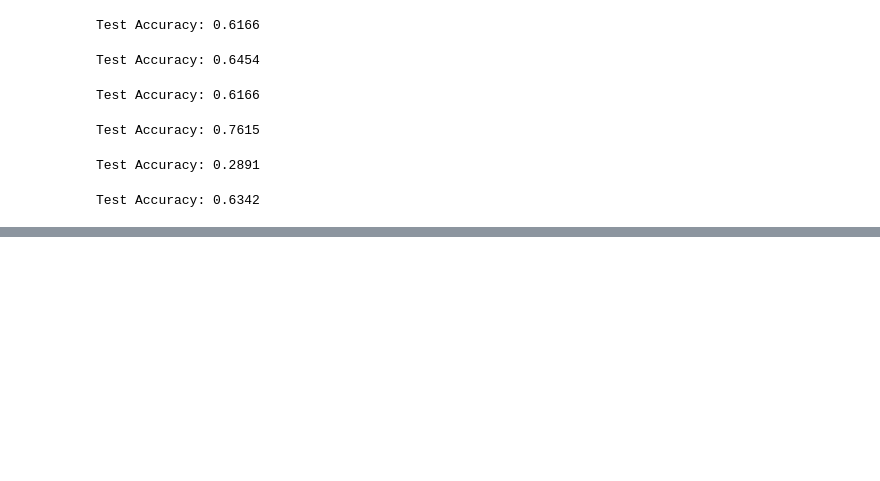
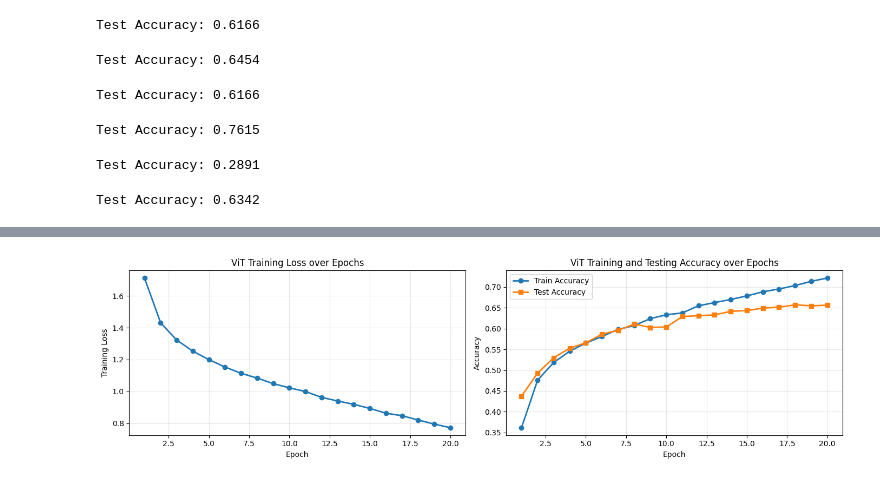
Before and after one commit to shreetishresthanp/Machine-Learning, a Jupyter notebook: HW4/hw4-Shrestha.ipynb, the cells around one changed output, grey strips where cells are left out. Drawn from its saved outputs; the diff is of its cells as text; code cells hidden in the pictures; blank space fills up the shorter version.

Commit message:
Results HW4

```diff
--- a/HW4/hw4-Shrestha.ipynb
+++ b/HW4/hw4-Shrestha.ipynb
@@ -202,6 +202,13 @@ import torch
 import torch.nn as nn
 import torch.nn.functional as F
 import math
+import torchvision
+import numpy as np
+import time
+
+import torchvision.transforms as transforms
+import matplotlib.pyplot as plt
+device = "cuda" if torch.cuda.is_available() else "cpu"
 # %%
 class PatchEmbedding(nn.Module):
     """ Splits the image into patches and embeds them. """
@@ -322,0 +353,74 @@ class VisionTransformer(nn.Module):
+# %%
+print("Training ViT with default configuration...")
+vit_train_losses = []
+vit_train_accs = []
+vit_test_accs = []
+for epoch in range(num_epochs_cifar):
+    vit_model.train()
+    train_loss = 0.0
+    train_correct = 0
+    train_total = 0
+
+    for inputs, labels in cifar_train_loader:
+        inputs, labels = inputs.to(device), labels.to(device)
+        vit_optimizer.zero_grad()
+        outputs = vit_model(inputs)
+        loss = vit_criterion(outputs, labels)
+        loss.backward()
+        vit_optimizer.step()
+
+        train_loss += loss.item() * inputs.size(0)
+        _, preds = outputs.max(1)
+        train_correct += (preds == labels).sum().item()
+        train_total += labels.size(0)
+
+    train_loss /= train_total
+    train_acc = train_correct / train_total
+    vit_train_losses.append(train_loss)
+    vit_train_accs.append(train_acc)
+
+    # Evaluate on test set
+    vit_model.eval()
+    test_correct = 0
+    test_total = 0
+    with torch.no_grad():
+        for inputs, labels in cifar_test_loader:
+            inputs, labels = inputs.to(device), labels.to(device)
+            outputs = vit_model(inputs)
+            _, preds = outputs.max(1)
+            test_correct += (preds == labels).sum().item()
+            test_total += labels.size(0)
+
+    test_acc = test_correct / test_total
+    vit_test_accs.append(test_acc)
+
+    print(f"Epoch {epoch+1:02d}/{num_epochs_cifar}  train_loss={train_loss:.4f}  train_acc={train_acc:.4f}  test_acc={test_acc:.4f}")
+
+# Plot results
+epochs_range = np.arange(1, num_epochs_cifar + 1)
+
+fig, axes = plt.subplots(1, 2, figsize=(14, 4))
+
+# Plot training loss
+axes[0].plot(epochs_range, vit_train_losses, marker='o', linewidth=2)
+axes[0].set_xlabel("Epoch")
+axes[0].set_ylabel("Training Loss")
+axes[0].set_title("ViT Training Loss over Epochs")
+axes[0].grid(True, alpha=0.3)
+
+# Plot training and testing accuracy
+axes[1].plot(epochs_range, vit_train_accs, marker='o', linewidth=2, label="Train Accuracy")
+axes[1].plot(epochs_range, vit_test_accs, marker='s', linewidth=2, label="Test Accuracy")
+axes[1].set_xlabel("Epoch")
+axes[1].set_ylabel("Accuracy")
+axes[1].set_title("ViT Training and Testing Accuracy over Epochs")
+axes[1].legend()
+axes[1].grid(True, alpha=0.3)
+
+plt.tight_layout()
+plt.show()
+
+print(f"\nViT Final Results:")
+print(f"Final Train Accuracy: {vit_train_accs[-1]:.4f}")
+print(f"Final Test Accuracy: {vit_test_accs[-1]:.4f}")
+# %% [output]
@@ -322,0 +444 @@ class VisionTransformer(nn.Module):
+[figure, added]
```
Also changed, not shown: parts of 7 cells of this notebook.
